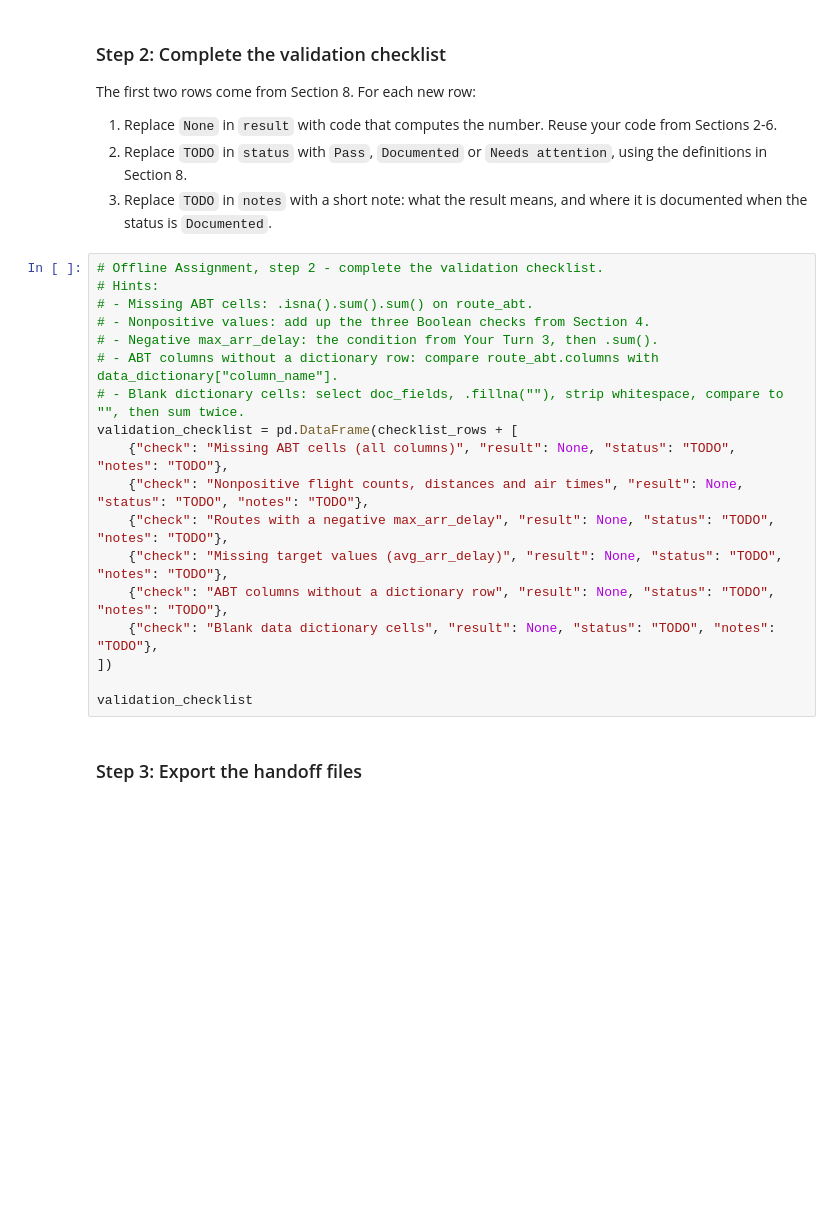
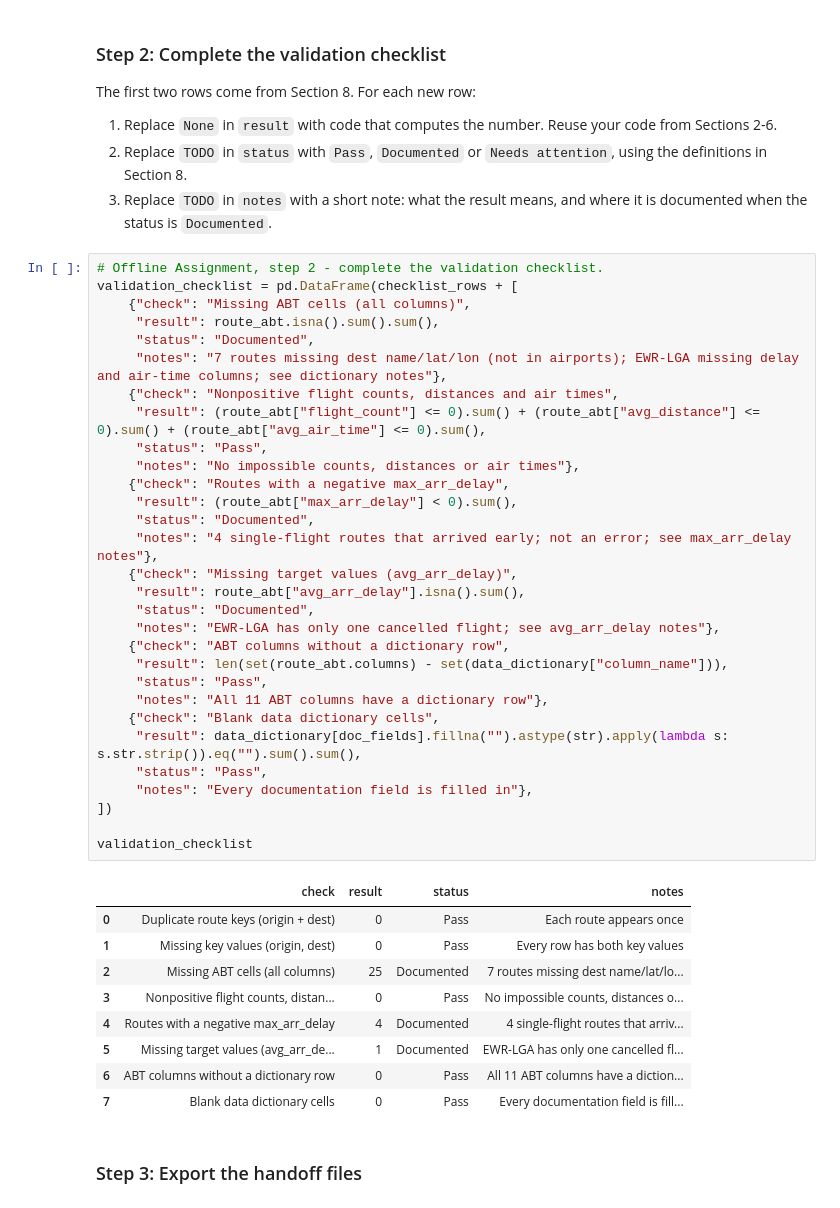
Before and after one commit to mauriciorebaza/ban6003-week-11-abt-documentation-mauricio-rebaza-figueroa, a Jupyter notebook: notebooks/module11_abt_documentation_guided_lab.ipynb, the cells around one changed output. Drawn from its saved outputs; the diff is of its cells as text; blank space fills up the shorter version.

Commit message:
Complete Module 11 ABT documentation lab

```diff
--- a/notebooks/module11_abt_documentation_guided_lab.ipynb
+++ b/notebooks/module11_abt_documentation_guided_lab.ipynb
@@ -525,22 +709,44 @@ The first two rows come from Section 8. For each new row:
 3. Replace `TODO` in `notes` with a short note: what the result means, and where it is documented when the status is `Documented`.
 # %%
 # Offline Assignment, step 2 - complete the validation checklist.
-# Hints:
-# - Missing ABT cells: .isna().sum().sum() on route_abt.
-# - Nonpositive values: add up the three Boolean checks from Section 4.
-# - Negative max_arr_delay: the condition from Your Turn 3, then .sum().
-# - ABT columns without a dictionary row: compare route_abt.columns with data_dictionary["column_name"].
-# - Blank dictionary cells: select doc_fields, .fillna(""), strip whitespace, compare to "", then sum twice.
 validation_checklist = pd.DataFrame(checklist_rows + [
-    {"check": "Missing ABT cells (all columns)", "result": None, "status": "TODO", "notes": "TODO"},
-    {"check": "Nonpositive flight counts, distances and air times", "result": None, "status": "TODO", "notes": "TODO"},
-    {"check": "Routes with a negative max_arr_delay", "result": None, "status": "TODO", "notes": "TODO"},
-    {"check": "Missing target values (avg_arr_delay)", "result": None, "status": "TODO", "notes": "TODO"},
-    {"check": "ABT columns without a dictionary row", "result": None, "status": "TODO", "notes": "TODO"},
-    {"check": "Blank data dictionary cells", "result": None, "status": "TODO", "notes": "TODO"},
+    {"check": "Missing ABT cells (all columns)",
+     "result": route_abt.isna().sum().sum(),
+     "status": "Documented",
+     "notes": "7 routes missing dest name/lat/lon (not in airports); EWR-LGA missing delay and air-time columns; see dictionary notes"},
+    {"check": "Nonpositive flight counts, distances and air times",
+     "result": (route_abt["flight_count"] <= 0).sum() + (route_abt["avg_distance"] <= 0).sum() + (route_abt["avg_air_time"] <= 0).sum(),
+     "status": "Pass",
+     "notes": "No impossible counts, distances or air times"},
+    {"check": "Routes with a negative max_arr_delay",
+     "result": (route_abt["max_arr_delay"] < 0).sum(),
+     "status": "Documented",
+     "notes": "4 single-flight routes that arrived early; not an error; see max_arr_delay notes"},
+    {"check": "Missing target values (avg_arr_delay)",
+     "result": route_abt["avg_arr_delay"].isna().sum(),
+     "status": "Documented",
+     "notes": "EWR-LGA has only one cancelled flight; see avg_arr_delay notes"},
+    {"check": "ABT columns without a dictionary row",
+     "result": len(set(route_abt.columns) - set(data_dictionary["column_name"])),
+     "status": "Pass",
+     "notes": "All 11 ABT columns have a dictionary row"},
+    {"check": "Blank data dictionary cells",
+     "result": data_dictionary[doc_fields].fillna("").astype(str).apply(lambda s: s.str.strip()).eq("").sum().sum(),
+     "status": "Pass",
+     "notes": "Every documentation field is filled in"},
 ])
 
 validation_checklist
+# %% [output]
+|  | check | result | status | notes |
+| 0 | Duplicate route keys (origin + dest) | 0 | Pass | Each route appears once |
+| 1 | Missing key values (origin, dest) | 0 | Pass | Every row has both key values |
+| 2 | Missing ABT cells (all columns) | 25 | Documented | 7 routes missing dest name/lat/lo... |
+| 3 | Nonpositive flight counts, distan... | 0 | Pass | No impossible counts, distances o... |
+| 4 | Routes with a negative max_arr_delay | 4 | Documented | 4 single-flight routes that arriv... |
+| 5 | Missing target values (avg_arr_de... | 1 | Documented | EWR-LGA has only one cancelled fl... |
+| 6 | ABT columns without a dictionary row | 0 | Pass | All 11 ABT columns have a diction... |
+| 7 | Blank data dictionary cells | 0 | Pass | Every documentation field is fill... |
 # %% [markdown]
 ### Step 3: Export the handoff files
 # %%
```
Also changed, not shown: parts of 31 cells of this notebook, 3 other files.
